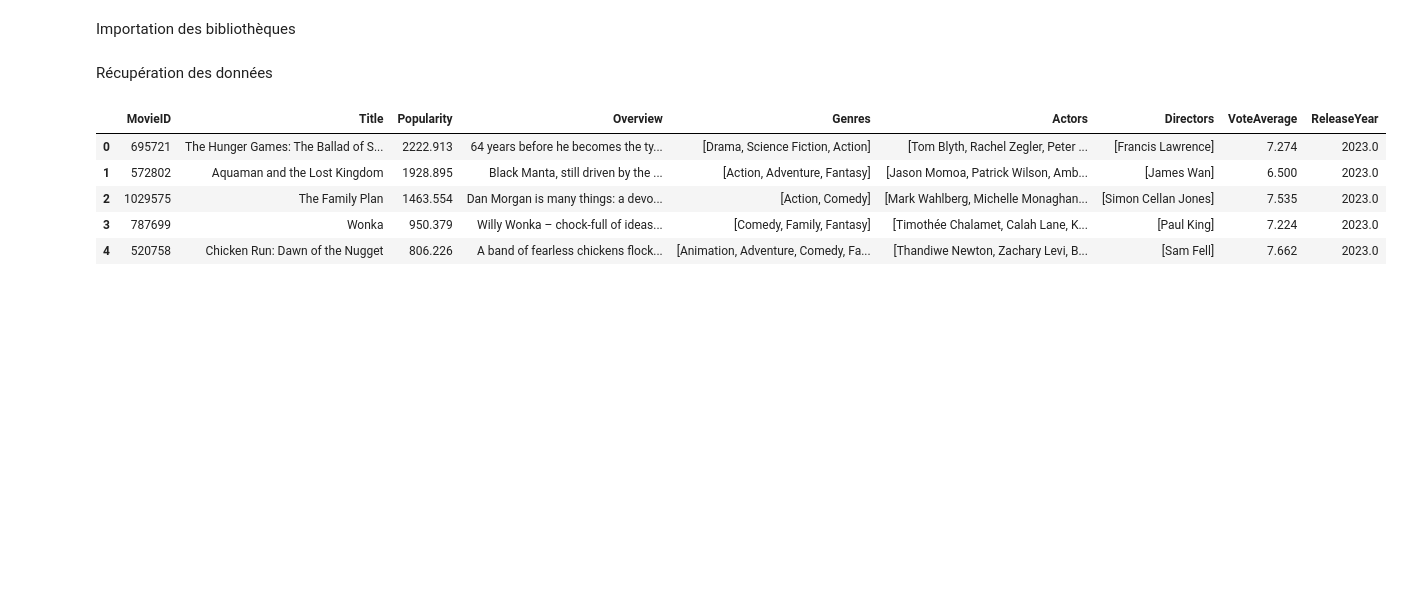
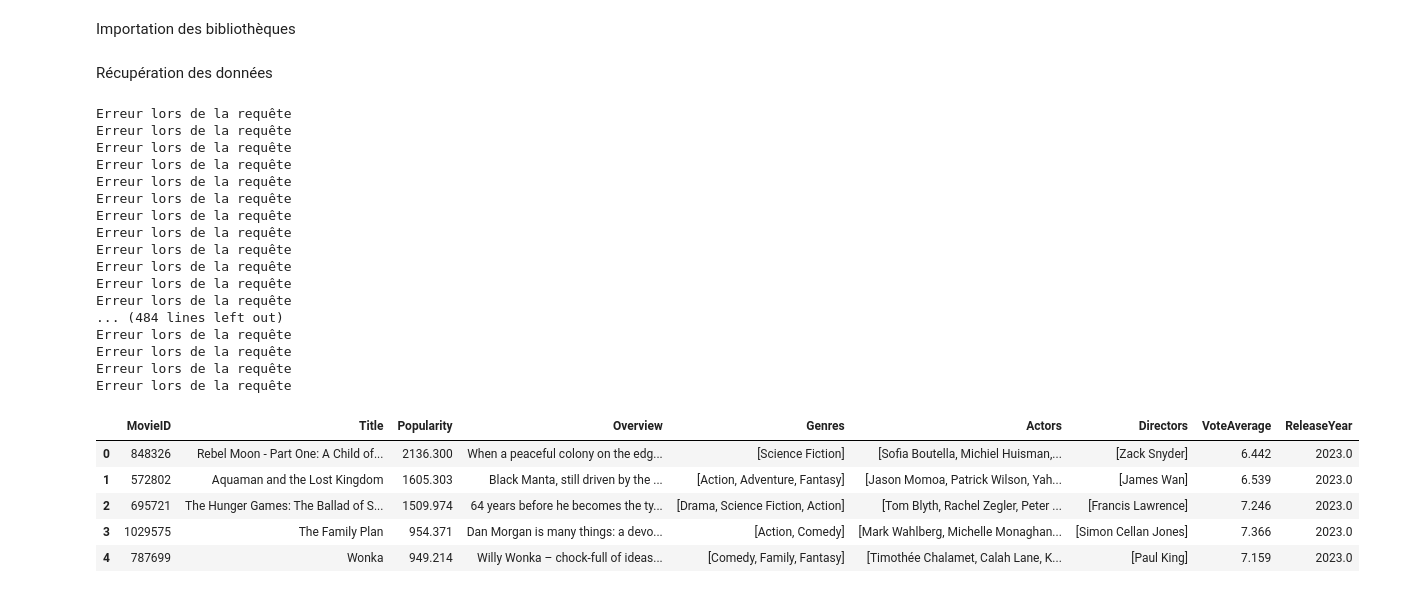
Before and after one commit to NGALENAL1004/MovieRecommendationSystem_CineWave, a Jupyter notebook: createDataset.ipynb, the cells around one changed output. Saved outputs shown, nothing was run; the diff lists cells and outputs as text; code cells hidden in the pictures; blank space fills up the shorter version.

```diff
--- a/createDataset.ipynb
+++ b/createDataset.ipynb
@@ -7,7 +7,7 @@ import pandas as pd
 Récupération des données
 # %%
 # Ta clé d'API TMDb
-api_key = 'Votre Clé API' #Vous pouvez l'avoir après inscription sur le site de TMDB
+api_key = 'e9de1f840709acc9136a1ca18612613e' #Vous pouvez l'avoir après inscription sur le site de TMDB
 
 # Endpoint pour les films populaires
 url = f'https://api.themoviedb.org/3/movie/popular?api_key={api_key}&language=en-US&page='
@@ -23,7 +23,7 @@ directors = []
 vote_averages = []
 release_years = []
 
-num_pages = 400  # Par exemple, récupérons les 400 premières pages
+num_pages = 500  # Par exemple, récupérons les 400 premières pages
 
 # Boucle pour récupérer les données de plusieurs pages
 for page_num in range(1, num_pages + 1):
@@ -56,38 +56,55 @@ for page_num in range(1, num_pages + 1):
                 # Moyenne des votes
                 vote_averages.append(movie_detail['vote_average'])
                 # Année de sortie
                 release_years.append(pd.to_datetime(movie_detail['release_date']).year)
             else:
                 genres.append(None)
                 actors.append(None)
                 vote_averages.append(None)
                 release_years.append(None)
     else:
         print("Erreur lors de la requête")
 
 # Création du DataFrame avec les données récupérées
 movies_df = pd.DataFrame({
     'MovieID': movie_ids,
     'Title': titles,
     'Popularity': popularity,
     'Overview': overview,
     'Genres': genres,
     'Actors': actors,
     'Directors': directors,
     'VoteAverage': vote_averages,
     'ReleaseYear': release_years
 
 })
 
 # Affichage des premières lignes du DataFrame
 movies_df.head()
 # %% [output]
+Erreur lors de la requête
+Erreur lors de la requête
+Erreur lors de la requête
+Erreur lors de la requête
+Erreur lors de la requête
+Erreur lors de la requête
+Erreur lors de la requête
+Erreur lors de la requête
+Erreur lors de la requête
+Erreur lors de la requête
+Erreur lors de la requête
+Erreur lors de la requête
+... (484 lines left out)
+Erreur lors de la requête
+Erreur lors de la requête
+Erreur lors de la requête
+Erreur lors de la requête
 |  | MovieID | Title | Popularity | Overview | Genres | Actors | Directors | VoteAverage | ReleaseYear |
-| 0 | 695721 | The Hunger Games: The Ballad of S... | 2222.913 | 64 years before he becomes the ty... | [Drama, Science Fiction, Action] | [Tom Blyth, Rachel Zegler, Peter ... | [Francis Lawrence] | 7.274 | 2023.0 |
-| 1 | 572802 | Aquaman and the Lost Kingdom | 1928.895 | Black Manta, still driven by the ... | [Action, Adventure, Fantasy] | [Jason Momoa, Patrick Wilson, Amb... | [James Wan] | 6.500 | 2023.0 |
-| 2 | 1029575 | The Family Plan | 1463.554 | Dan Morgan is many things: a devo... | [Action, Comedy] | [Mark Wahlberg, Michelle Monaghan... | [Simon Cellan Jones] | 7.535 | 2023.0 |
-| 3 | 787699 | Wonka | 950.379 | Willy Wonka – chock-full of ideas... | [Comedy, Family, Fantasy] | [Timothée Chalamet, Calah Lane, K... | [Paul King] | 7.224 | 2023.0 |
-| 4 | 520758 | Chicken Run: Dawn of the Nugget | 806.226 | A band of fearless chickens flock... | [Animation, Adventure, Comedy, Fa... | [Thandiwe Newton, Zachary Levi, B... | [Sam Fell] | 7.662 | 2023.0 |
+| 0 | 848326 | Rebel Moon - Part One: A Child of... | 2136.300 | When a peaceful colony on the edg... | [Science Fiction] | [Sofia Boutella, Michiel Huisman,... | [Zack Snyder] | 6.442 | 2023.0 |
+| 1 | 572802 | Aquaman and the Lost Kingdom | 1605.303 | Black Manta, still driven by the ... | [Action, Adventure, Fantasy] | [Jason Momoa, Patrick Wilson, Yah... | [James Wan] | 6.539 | 2023.0 |
+| 2 | 695721 | The Hunger Games: The Ballad of S... | 1509.974 | 64 years before he becomes the ty... | [Drama, Science Fiction, Action] | [Tom Blyth, Rachel Zegler, Peter ... | [Francis Lawrence] | 7.246 | 2023.0 |
+| 3 | 1029575 | The Family Plan | 954.371 | Dan Morgan is many things: a devo... | [Action, Comedy] | [Mark Wahlberg, Michelle Monaghan... | [Simon Cellan Jones] | 7.366 | 2023.0 |
+| 4 | 787699 | Wonka | 949.214 | Willy Wonka – chock-full of ideas... | [Comedy, Family, Fantasy] | [Timothée Chalamet, Calah Lane, K... | [Paul King] | 7.159 | 2023.0 |
 # %%
 # Convertir les listes de genres en chaînes de caractères séparées par des virgules
 movies_df['Genres'] = movies_df['Genres'].apply(lambda x: ', '.join(x) if x is not None else '')
```
Also changed, not shown: parts of 4 cells of this notebook, 4 other files.
